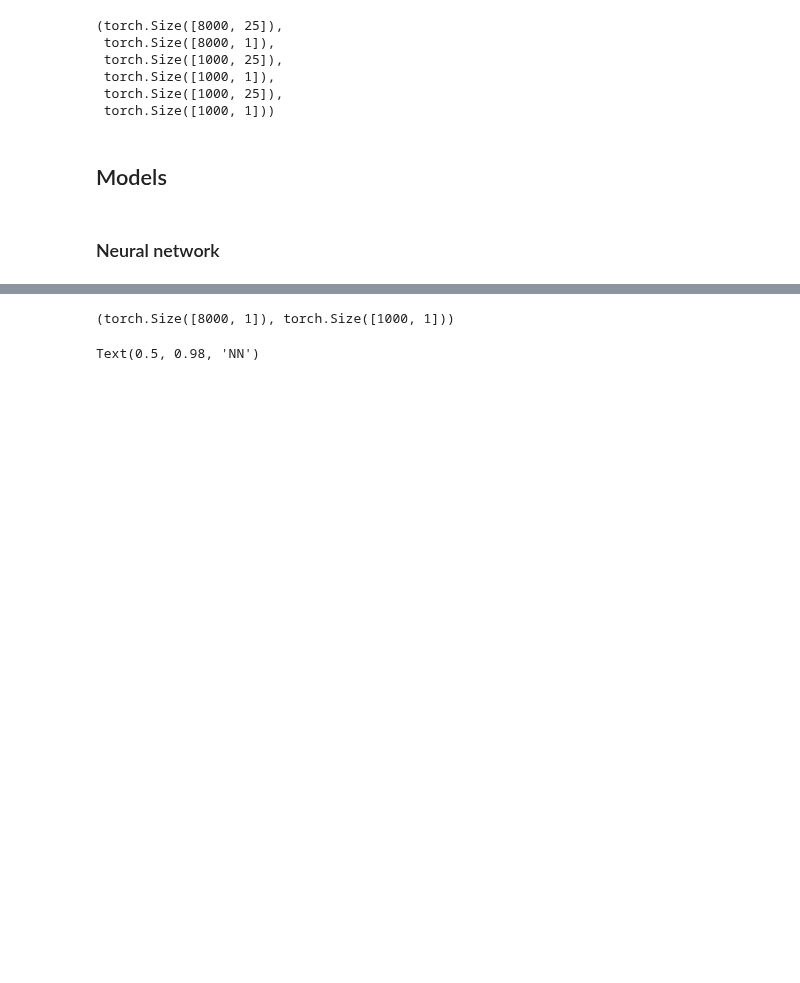
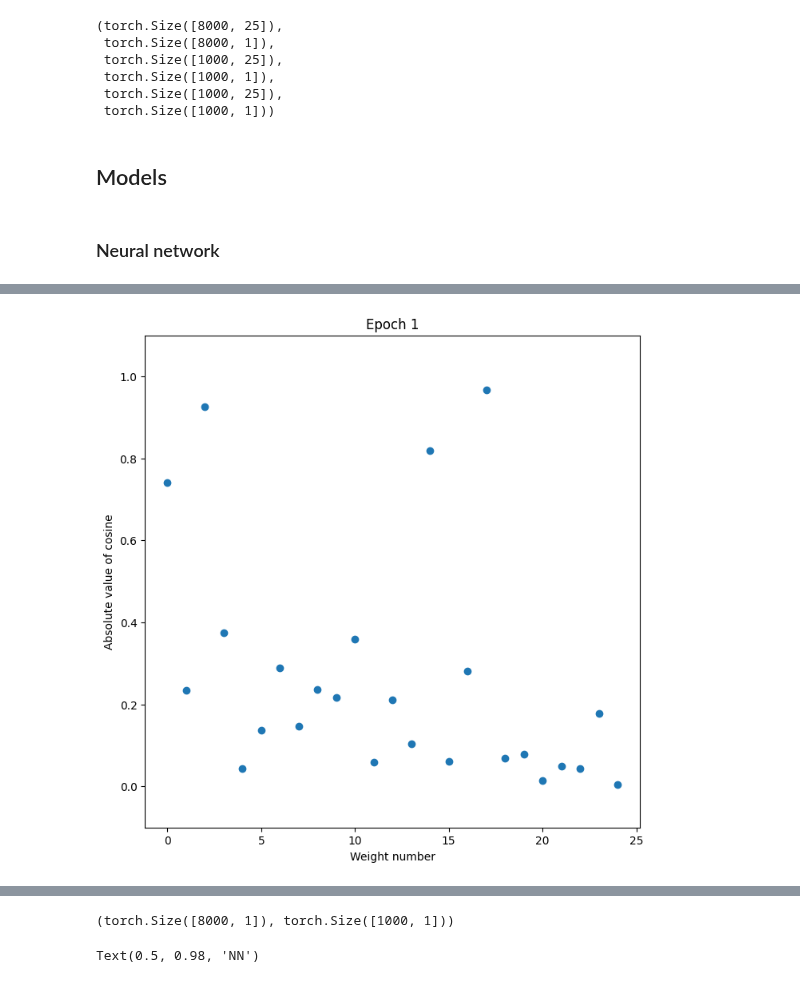
Before and after one commit to Bala-A87/UGRC, a Jupyter notebook: Code/hidden-function.ipynb, the cells around one changed output, grey strips where cells are left out. Saved outputs shown, nothing was run; the diff lists cells and outputs as text; code cells hidden in the pictures; blank space fills up the shorter version.

```diff
--- a/Code/hidden-function.ipynb
+++ b/Code/hidden-function.ipynb
@@ -88,0 +114,11 @@ best_weight_decay = None
+# %%
+def get_cosine_angles(model: SimpleNN, ref_vector: torch.Tensor = torch.ones(NUM_FEATURES)):
+    weights = next(model.input.parameters()).detach()
+    return torch.tensor([torch.dot(weight, ref_vector) / (torch.linalg.norm(ref_vector) * torch.linalg.norm(weight)) for weight in weights])
+# %%
+depths = [0]
+widths = [128, 256, 512, 1024, 2048, 4096]
+activations = ['relu', 'tanh']
+etas = [1e-4, 1e-3, 1e-2, 1e-1, 1.]
+weight_decays = np.logspace(-4, 2, 7).tolist() + [0.0]
+optimizers = ['adadelta']
@@ -151,3 +207,9 @@ best_model_nn = SimpleNN(NUM_FEATURES, activation=best_activation, hidden_layers
+# %%
+# from scripts.models import SimpleNN
+
+torch.random.manual_seed(47647)
+best_activation_fn = torch.nn.ReLU if best_activation == 'relu' else torch.nn.Tanh
+best_model_nn = SimpleNN(best_width, best_activation_fn).to(device)
 # %%
 from scripts.metrics import NegMeanSquaredError
 from scripts.utils import EarlyStopping
@@ -190,4 +258,26 @@ Epoch: 24 => Train loss: 0.377324, Train score: -0.377324, Val loss: 0.609329, V
 Training stopped.
+# %%
+from matplotlib.animation import FuncAnimation, FFMpegWriter
+
+fig, ax = plt.subplots(1, 1, figsize=(8, 8))
+FPS = 3
+
+def plot_cosines(i):
+    cosines = get_cosine_angles(history['models'][i])
+    ax.clear()
+
+    ax.scatter(range(len(cosines)), cosines.abs())
+    ax.set_ylim(-0.1, 1.1)
+    ax.set_ylabel('Absolute value of cosine')
+    ax.set_xlabel('Weight number')
+    ax.set_title(f'Epoch {i+1}')
+
+ani = FuncAnimation(fig, plot_cosines, frames = 50, interval=1000/FPS, repeat=True)
+writer = FFMpegWriter(fps=FPS, bitrate=1800, metadata=dict(arist='Me'))
+
+ani.save('animations/cosine_variation.mp4', writer=writer)
+# %% [output]
+[figure, added]
 # %%
 from scripts.utils import plot_train_history
 
```
Also changed, not shown: parts of 36 cells of this notebook, 4 other files.
